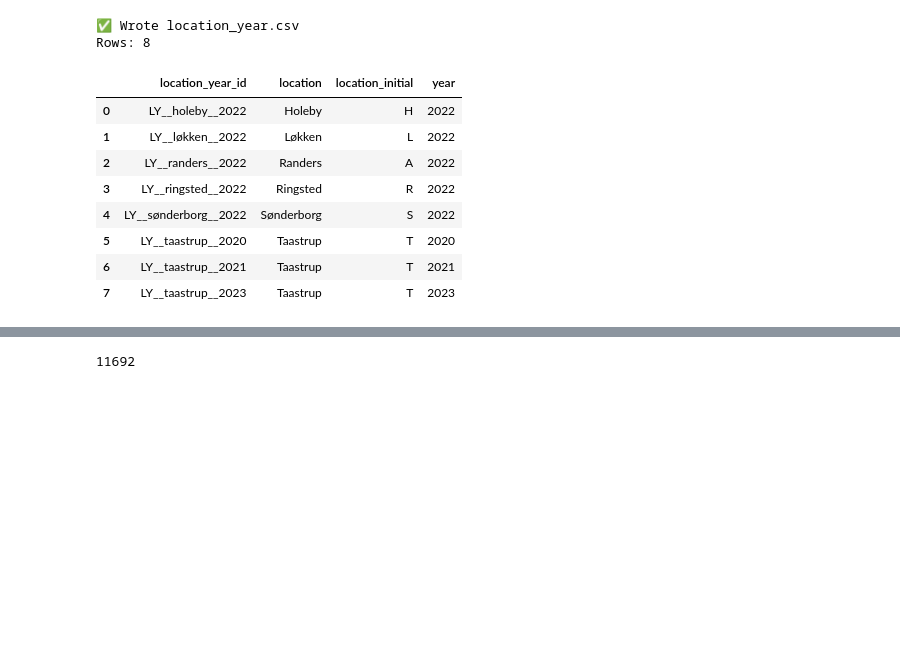
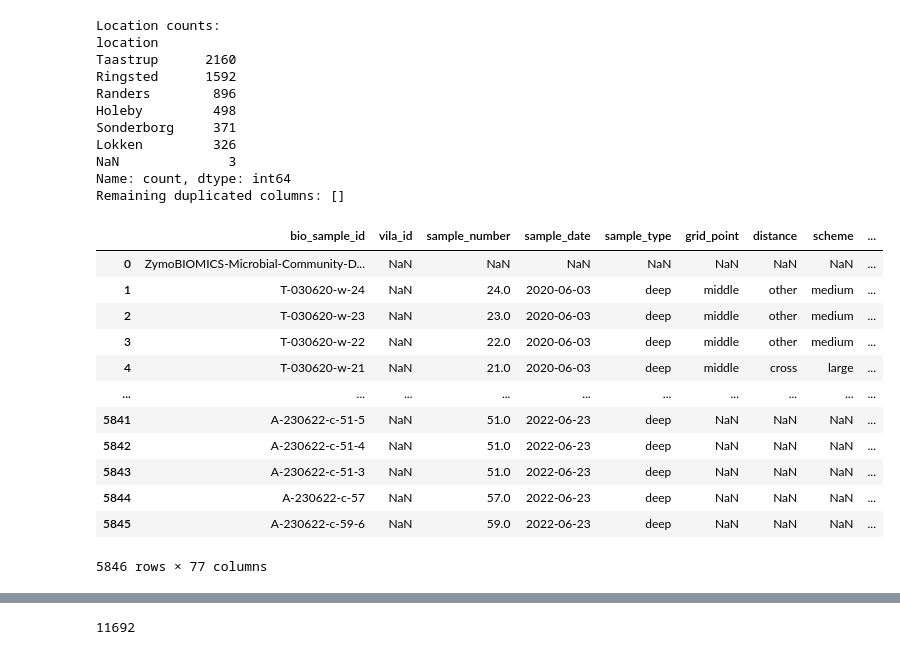
Before and after one commit to lauramilena3/MATRIX_METADATA, a Jupyter notebook: MICROBIOMICS/NOTEBOOKS/combine_files_metadata_rename.ipynb, the cells around one changed output, grey strips where cells are left out. Cells and saved outputs as stored; diff of their text form; code cells hidden in the pictures; blank space fills up the shorter version.

```diff
--- a/MICROBIOMICS/NOTEBOOKS/combine_files_metadata_rename.ipynb
+++ b/MICROBIOMICS/NOTEBOOKS/combine_files_metadata_rename.ipynb
@@ -12,6 +12,7 @@ def normalize_columns(cols):
         c = str(c)
         c = c.strip()                  # removes trailing spaces like "ID_on_field "
         c = re.sub(r"\s+", " ", c)     # collapse multiple spaces
+        c = c.lower()                  # make lowercase
         out.append(c)
     return out
 
@@ -83,6 +84,15 @@ for _, row in metadata.iterrows():
 
     # ✅ if any duplicates still exist within a single file, merge them
     df = merge_duplicate_columns(df)
+    # --- enforce canonical column name at ingestion ---
+    # grid_number -> plot (only if plot doesn't already exist)
+    if "grid_number" in df.columns and "plot" not in df.columns:
+        df = df.rename(columns={"grid_number": "plot"})
+
+    # if BOTH exist, coalesce into plot and drop grid_number
+    elif "grid_number" in df.columns and "plot" in df.columns:
+        df["plot"] = df["plot"].combine_first(df["grid_number"])
+        df = df.drop(columns=["grid_number"])
 
     # add your metadata columns
     df = df.sort_index()
@@ -101,8 +111,8 @@ final_df.columns = final_df.columns.str.strip()
 final_df.columns = normalize_columns(final_df.columns)
 final_df = merge_duplicate_columns(final_df)
 
-if "suggested_correct_seq_sample_ID" in final_df.columns:
-    final_df = final_df.rename(columns={"suggested_correct_seq_sample_ID": "technical_sample_ID"})
+if "suggested_correct_seq_sample_id" in final_df.columns:
+    final_df = final_df.rename(columns={"suggested_correct_seq_sample_id": "technical_sample_id"})
 
 LOC_MAP = {
     "R": "Ringsted",
@@ -113,47 +123,60 @@ LOC_MAP = {
     "S": "Sonderborg",
 }
 
-if "technical_sample_ID" in final_df.columns:
+if "technical_sample_id" in final_df.columns:
 
-    s = final_df["technical_sample_ID"].astype(str).str.strip()
+    s = final_df["technical_sample_id"].astype(str).str.strip()
 
     # Match: R-xxxx, R_xxxx, R xxxx, etc.
     final_df["location_initial"] = s.str.extract(
         r"^\s*([RHALTS])\s*[-_./\s]+",
         expand=False
     )
 
     # Map to full location
     final_df["location"] = final_df["location_initial"].map(LOC_MAP)
 
 else:
-    print("technical_sample_ID column not found.")
+    print("technical_sample_id column not found.")
 
 # ---------------------------
 # Optional: sanity check
 # ---------------------------
 print("Location counts:")
 print(final_df["location"].value_counts(dropna=False))
 
 
 # optional sanity check
 dups = final_df.columns[final_df.columns.duplicated()].tolist()
 
 
 print("Remaining duplicated columns:", dups)
 
 
 final_df.to_csv("metagenomics_metadata_MATRIX.csv", index=False)
 final_df
 # %% [output]
-✅ Wrote location_year.csv
-Rows: 8
+Location counts:
+location
+Taastrup      2160
+Ringsted      1592
+Randers        896
+Holeby         498
+Sonderborg     371
+Lokken         326
+NaN              3
+Name: count, dtype: int64
+Remaining duplicated columns: []
-|  | location_year_id | location | location_initial | year |
-| 0 | LY__holeby__2022 | Holeby | H | 2022 |
-| 1 | LY__løkken__2022 | Løkken | L | 2022 |
-| 2 | LY__randers__2022 | Randers | A | 2022 |
-| 3 | LY__ringsted__2022 | Ringsted | R | 2022 |
-| 4 | LY__sønderborg__2022 | Sønderborg | S | 2022 |
-| 5 | LY__taastrup__2020 | Taastrup | T | 2020 |
-| 6 | LY__taastrup__2021 | Taastrup | T | 2021 |
-| 7 | LY__taastrup__2023 | Taastrup | T | 2023 |
+|  | bio_sample_id | vila_id | sample_number | sample_date | sample_type | grid_point | distance | scheme | ... |
+| 0 | ZymoBIOMICS-Microbial-Community-D... | NaN | NaN | NaN | NaN | NaN | NaN | NaN | ... |
+| 1 | T-030620-w-24 | NaN | 24.0 | 2020-06-03 | deep | middle | other | medium | ... |
+| 2 | T-030620-w-23 | NaN | 23.0 | 2020-06-03 | deep | middle | other | medium | ... |
+| 3 | T-030620-w-22 | NaN | 22.0 | 2020-06-03 | deep | middle | other | medium | ... |
+| 4 | T-030620-w-21 | NaN | 21.0 | 2020-06-03 | deep | middle | cross | large | ... |
+| ... | ... | ... | ... | ... | ... | ... | ... | ... | ... |
+| 5841 | A-230622-c-51-5 | NaN | 51.0 | 2022-06-23 | deep | NaN | NaN | NaN | ... |
+| 5842 | A-230622-c-51-4 | NaN | 51.0 | 2022-06-23 | deep | NaN | NaN | NaN | ... |
+| 5843 | A-230622-c-51-3 | NaN | 51.0 | 2022-06-23 | deep | NaN | NaN | NaN | ... |
+| 5844 | A-230622-c-57 | NaN | 57.0 | 2022-06-23 | deep | NaN | NaN | NaN | ... |
+| 5845 | A-230622-c-59-6 | NaN | 59.0 | 2022-06-23 | deep | NaN | NaN | NaN | ... |
+5846 rows × 77 columns
```
Also changed, not shown: parts of 5 cells of this notebook, 27 other files.
